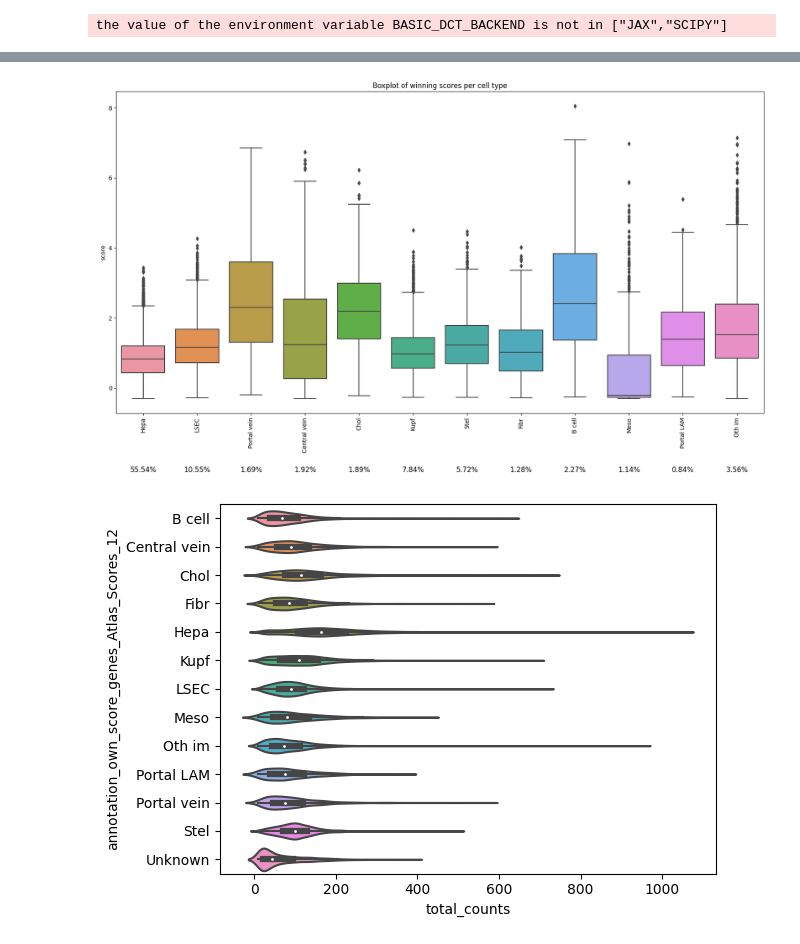
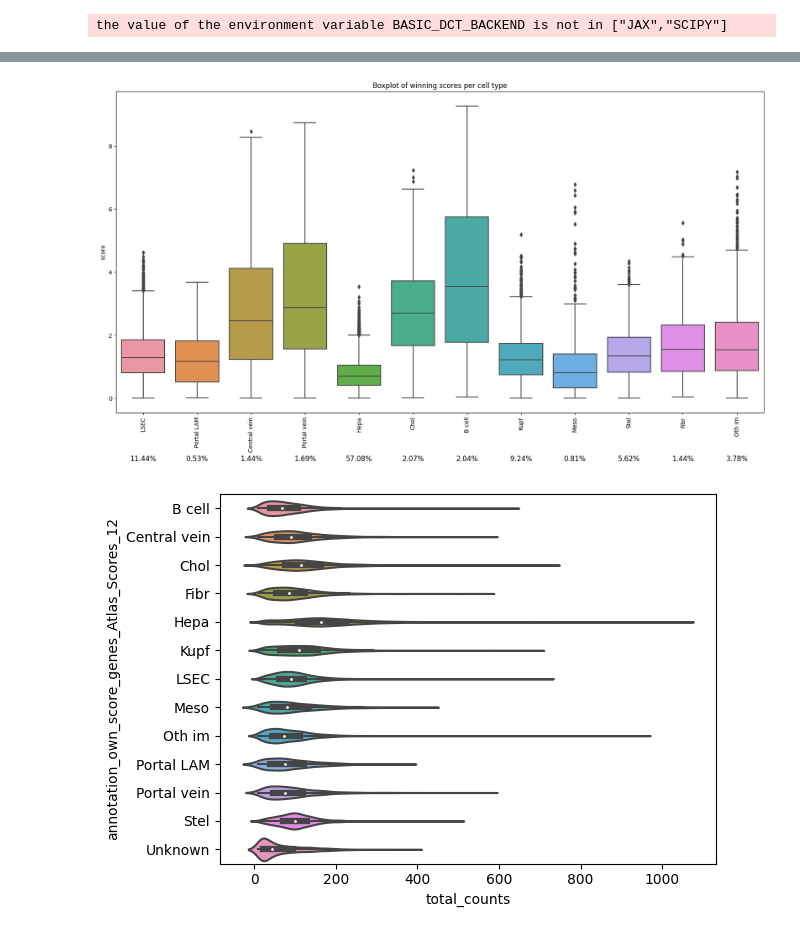
Before and after one commit to WoutVanhenden/Thesis, a Jupyter notebook: extra_plots.ipynb, the cells around one changed output, grey strips where cells are left out. Cells and saved outputs as stored; diff of their text form; code cells hidden in the pictures.

Commit message:
correct winning scores plot

```diff
--- a/extra_plots.ipynb
+++ b/extra_plots.ipynb
@@ -51,8 +51,10 @@ for i in range(len(anndata_objects)):
 # %%
 anndata_samples_together = anndata_objects[0].concatenate(anndata_objects[1],anndata_objects[2],anndata_objects[3],anndata_objects[4])
 # %%
-score_name = 'own_score_genes_HLMartin_12'
+score_name = 'own_score_genes_Atlas_Scores_12'
 score_matrices = []
 for i in range(len(anndata_objects)):
     score_matrices.append(anndata_objects[i].uns[score_name])
 score_matrix_together = pd.concat(score_matrices)
+# set smaller than 0 to NaN
+score_matrix_together[score_matrix_together < 0] = np.nan
@@ -64,15 +82,15 @@ for i in range(score_matrix_together_max.shape[0]):
 # %%
 fig, ax = plt.subplots(1,1,figsize=(20,10))
 sns.boxplot(data=score_matrix_together_max,ax=ax)
 plt.xticks(rotation=90)
 plt.title('Boxplot of winning scores per cell type')
 plt.ylabel('score')
 # add to each x label the percentage that is not NaN
 for i in range(len(ax.get_xticklabels())):
-    ax.text(i,-2.4,str(round(100*sum(score_matrix_together_max.iloc[:,i]>0)/len(score_matrix_together_max.iloc[:,i]),2))+'%',ha='center', fontsize=12)
+    ax.text(i,-2,str(round(100*sum(score_matrix_together_max.iloc[:,i]>0)/len(score_matrix_together_max.iloc[:,i]),2))+'%',ha='center', fontsize=12)
 plt.show()
 # %% [output]
-[figure, old version]
+[figure, new version]
 # %%
 annotation = 'annotation_score_genes_original_Atlas_Scores_12'
 cell_types = anndata_samples_together.obs[annotation].unique().tolist()
```
Also changed, not shown: parts of 1 cell of this notebook.
